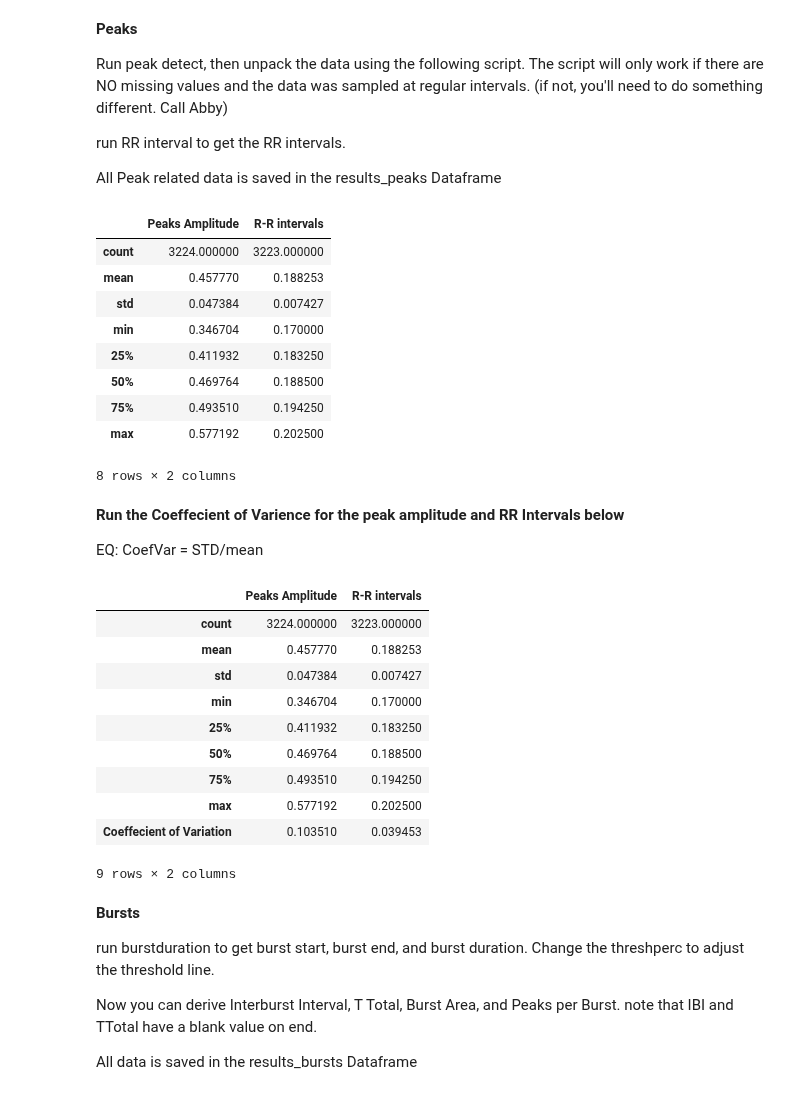
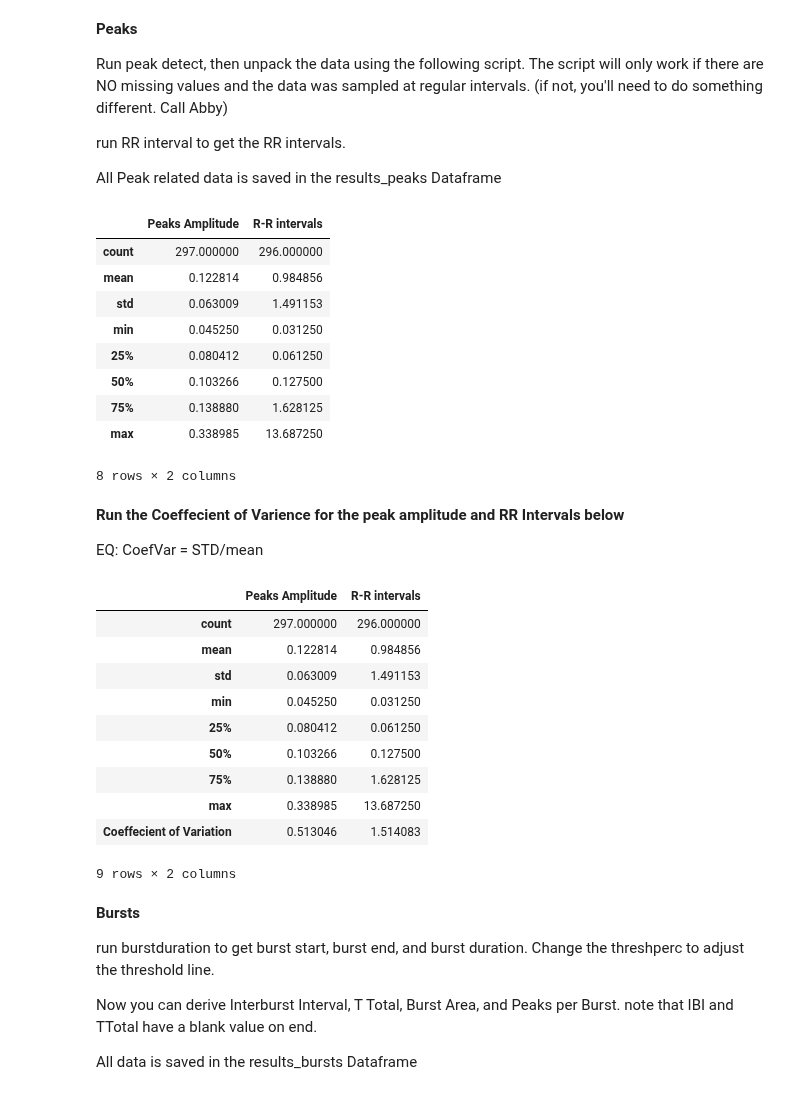
Before and after one commit to aedobyns/lab, a Jupyter notebook: XII template.ipynb, the cells around one changed output. Saved outputs shown, nothing was run; the diff lists cells and outputs as text; code cells hidden in the pictures.

```diff
--- a/XII template.ipynb
+++ b/XII template.ipynb
@@ -474,5 +474,5 @@ Use this moment to check any slicing you need to do to cut out problematic data
 
 Lastly, it is assumed that the caputre rate is 4000frames/second (4k). if this is not true, adjustments must be made to replace each instance of 0.00025 in the code
 # %%
-time, data = np.loadtxt("/Users/abigaildobyns/Desktop/rat34-ECG.txt", delimiter="\t", usecols=(0,1),  unpack=True)
+time, data = np.loadtxt("/Users/abigaildobyns/Desktop/Irene-LPS/2014-08-04-HVR_2-XII_v2.txt", delimiter="\t", usecols=(0,1),  unpack=True)
 # %%
@@ -488,8 +488,9 @@ figure = plt.plot(time, data)
 DataCursor(figure)
 plt.show(figure)
 # %%
+butter_bandpass_filter(data, 30, 1000, 5000, order= 8)
 data_trans = abs(data)
-data_trans =savitzky_golay(data_trans, 251, 5) #the window size or polynomial order can be adjusted
+data_trans =savitzky_golay(data_trans, 701, 5) #the window size or polynomial order can be adjusted
 base, data_shift =baseline(data_trans,rate) #capture rate for ECG is each frame is 0.00025 s
 # %%
 figure = plt.plot(time, data_trans)
@@ -504,32 +505,32 @@ run RR interval to get the RR intervals.
 
 All Peak related data is saved in the results_peaks Dataframe
 # %%
-maxtab, mintab = peakdet(data_trans, 0.3, None)
+maxtab, mintab = peakdet(data_trans, 0.075, None)
 
 maxtab = np.array(maxtab)
 maxptime = maxtab[:,0] #all of the rows and only the first column are time
 
 maxptime_true = (np.multiply(maxptime,rate) + time[0]) #get the real time for each R peak
 
 maxpeaks = maxtab[:,1]
 maxpeaks = (np.subtract(maxpeaks,base))
 
 RR = rrinterval(maxptime_true)
 RR.append(NaN)
 results_peaks = DataFrame({'Peaks Amplitude':maxpeaks}, index=maxptime_true)
 results_peaks['R-R intervals'] = RR
 
 results_peaks.describe()
 # %% [output]
 |  | Peaks Amplitude | R-R intervals |
-| count | 3224.000000 | 3223.000000 |
-| mean | 0.457770 | 0.188253 |
-| std | 0.047384 | 0.007427 |
-| min | 0.346704 | 0.170000 |
-| 25% | 0.411932 | 0.183250 |
-| 50% | 0.469764 | 0.188500 |
-| 75% | 0.493510 | 0.194250 |
-| max | 0.577192 | 0.202500 |
+| count | 297.000000 | 296.000000 |
+| mean | 0.122814 | 0.984856 |
+| std | 0.063009 | 1.491153 |
+| min | 0.045250 | 0.031250 |
+| 25% | 0.080412 | 0.061250 |
+| 50% | 0.103266 | 0.127500 |
+| 75% | 0.138880 | 1.628125 |
+| max | 0.338985 | 13.687250 |
 8 rows × 2 columns
 # %%
 plt.plot(time, data_shift, 'k')
@@ -554,15 +555,15 @@ results_peaks_sum.loc['Coeffecient of Variation', :] = CoefVarP
 results_peaks_sum
 # %% [output]
 |  | Peaks Amplitude | R-R intervals |
-| count | 3224.000000 | 3223.000000 |
-| mean | 0.457770 | 0.188253 |
-| std | 0.047384 | 0.007427 |
-| min | 0.346704 | 0.170000 |
-| 25% | 0.411932 | 0.183250 |
-| 50% | 0.469764 | 0.188500 |
-| 75% | 0.493510 | 0.194250 |
-| max | 0.577192 | 0.202500 |
-| Coeffecient of Variation | 0.103510 | 0.039453 |
+| count | 297.000000 | 296.000000 |
+| mean | 0.122814 | 0.984856 |
+| std | 0.063009 | 1.491153 |
+| min | 0.045250 | 0.031250 |
+| 25% | 0.080412 | 0.061250 |
+| 50% | 0.103266 | 0.127500 |
+| 75% | 0.138880 | 1.628125 |
+| max | 0.338985 | 13.687250 |
+| Coeffecient of Variation | 0.513046 | 1.514083 |
 9 rows × 2 columns
 # %% [markdown]
 **Bursts**
```
Also changed, not shown: parts of 15 cells of this notebook.
